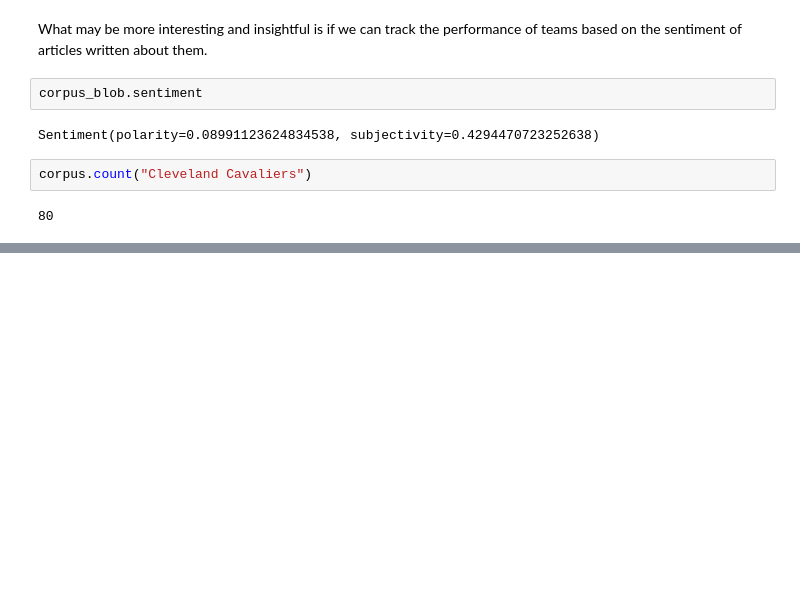
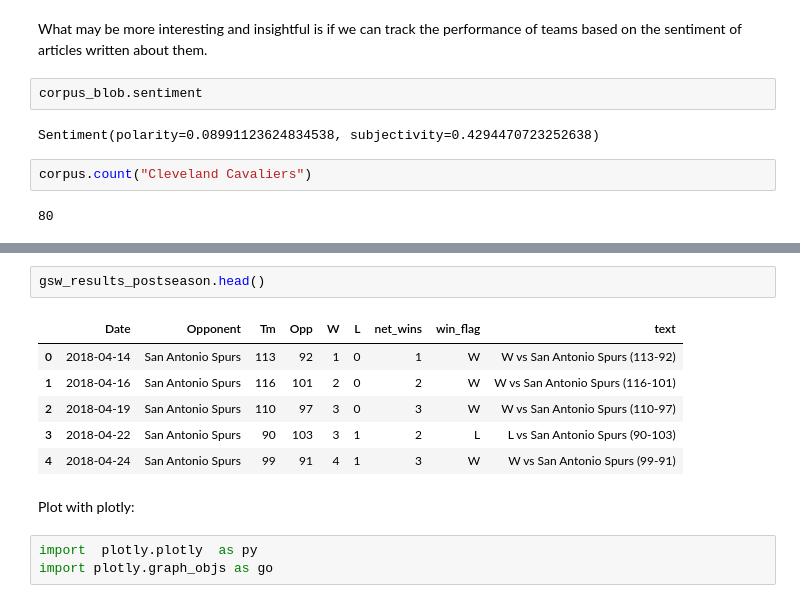
Before and after one commit to ajhoward7/nba-analysis, a Jupyter notebook: Team Frequency Analysis.ipynb, the cells around one changed output, grey strips where cells are left out. Cells and saved outputs as stored; diff of their text form; blank space fills up the shorter version.

```diff
--- a/Team Frequency Analysis.ipynb
+++ b/Team Frequency Analysis.ipynb
@@ -229,0 +368,14 @@ Read in files one by one cleverly. Most of work goes into this one step. Pay att
+# %%
+gsw_results_postseason.head()
+# %% [output]
+|  | Date | Opponent | Tm | Opp | W | L | net_wins | win_flag | text |
+| 0 | 2018-04-14 | San Antonio Spurs | 113 | 92 | 1 | 0 | 1 | W | W vs San Antonio Spurs (113-92) |
+| 1 | 2018-04-16 | San Antonio Spurs | 116 | 101 | 2 | 0 | 2 | W | W vs San Antonio Spurs (116-101) |
+| 2 | 2018-04-19 | San Antonio Spurs | 110 | 97 | 3 | 0 | 3 | W | W vs San Antonio Spurs (110-97) |
+| 3 | 2018-04-22 | San Antonio Spurs | 90 | 103 | 3 | 1 | 2 | L | L vs San Antonio Spurs (90-103) |
+| 4 | 2018-04-24 | San Antonio Spurs | 99 | 91 | 4 | 1 | 3 | W | W vs San Antonio Spurs (99-91) |
+# %% [markdown]
+Plot with plotly:
+# %%
+import  plotly.plotly  as py
+import plotly.graph_objs as go
```
Also changed, not shown: parts of 50 cells of this notebook, 2 other files.
